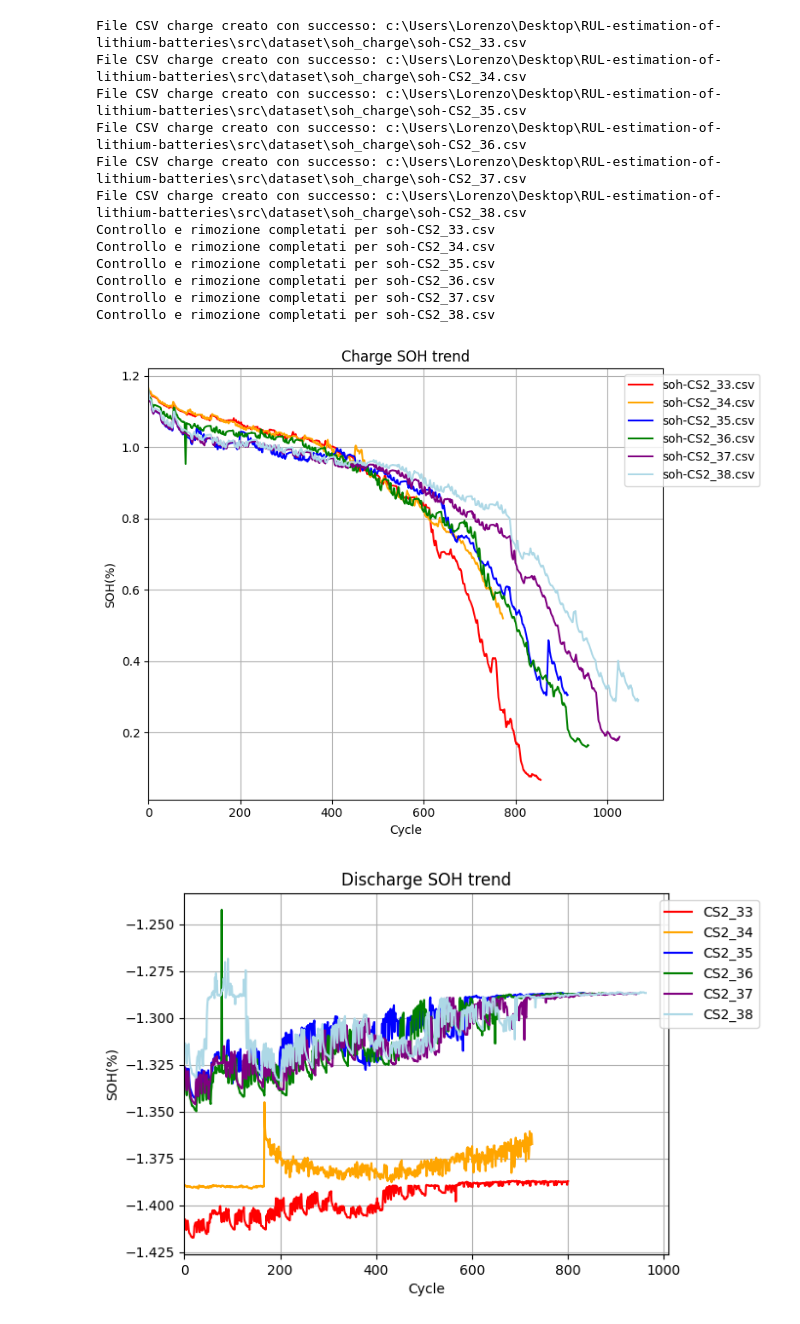
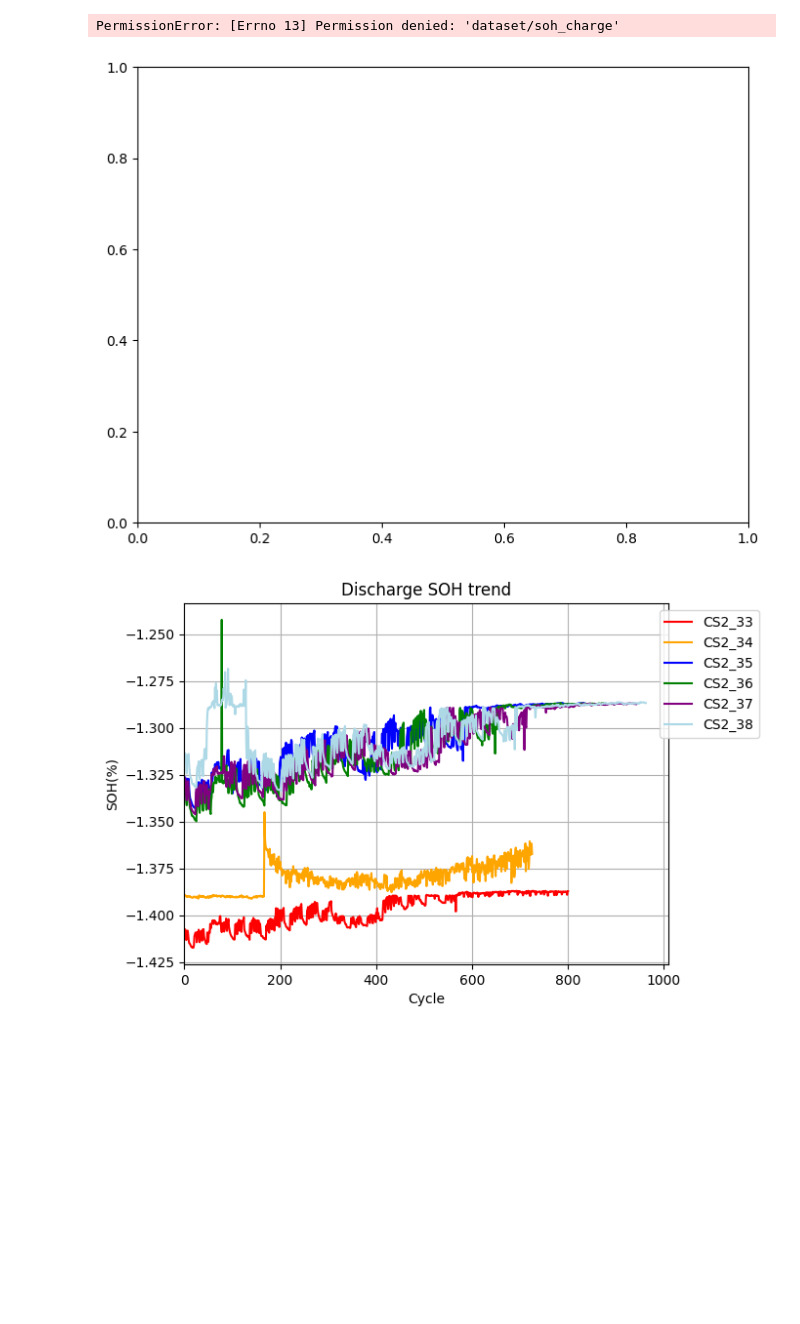
Before and after one commit to LorenzoLongarini/RUL-estimation-of-lithium-batteries, a Jupyter notebook: src/notebook/soh.ipynb, the cells around one changed output. Cells and saved outputs as stored; diff of their text form; code cells hidden in the pictures; blank space fills up the shorter version.

```diff
--- a/src/notebook/soh.ipynb
+++ b/src/notebook/soh.ipynb
@@ -14,10 +11,6 @@ from scipy.integrate import simps
 # %%
-ds_root = 'dataset/cleaned'
+ds_root = 'dataset/'
 # %%
-import os
-import pandas as pd
-import matplotlib.pyplot as plt
-import numpy as np
 
 colors = ['red', 'orange', 'blue', 'green', 'purple', 'lightblue']
 
@@ -27,40 +20,13 @@ plt_charge = plt.subplot(1, 1, 1)
 soh_charge_folder = os.path.abspath(os.path.join(ds_root, '..', 'soh_charge'))
 os.makedirs(soh_charge_folder, exist_ok=True)
 
-def read_charge_file(file_path):
-    df = pd.read_csv(file_path)
-
-    first_step_index_2 = df[df['Step_Index'] == 2].groupby('Cycle_Index').head(1)
-    last_step_index_4 = df[df['Step_Index'] == 4].groupby('Cycle_Index').tail(1)
-
-    cycle_indexes2 = first_step_index_2['Cycle_Index'].index
-
-    first = np.array([df.iloc[i, 6] for i in cycle_indexes2])
-    last = np.array([df.iloc[i, 6] for i in last_step_index_4['Cycle_Index'].index])
-
-    valid_cycles = np.where(np.abs(last - first) > 0.01)[0]
-    filtered_vector = (last - first)[valid_cycles]
-
-    cs2x_part = file_path.split('-')[1].split('.csv')[0]
-
-    output_csv_path = os.path.join(soh_charge_folder, f'soh-{cs2x_part}.csv')
-    corresponding_cycle_indexes = first_step_index_2['Cycle_Index'].iloc[valid_cycles]
-
-    df_output = pd.DataFrame({'SOH': filtered_vector,
-                              'cycle': corresponding_cycle_indexes})
-
-    df_output.to_csv(output_csv_path, index=False)
-    print(f"File CSV charge creato con successo: {output_csv_path}")
-
-    return cs2x_part, df_output
-
 file_names = []
 
 for file_name in os.listdir(ds_root):
     file_path = os.path.join(ds_root, file_name)
 
-    if file_name.startswith('charge'):
-        cs2x_part, df_output = read_charge_file(file_path)
+    if file_name.startswith('soh'):
+        cs2x_part, df_output = pd.read_csv(file_path)
 
         valori_percentuali = (df_output['SOH'] / 1.1) * 100
         color = colors[len(plt_charge.lines) % len(colors)]
@@ -76,46 +42,35 @@ for file_name in file_names:
     file_path = os.path.join(soh_charge_folder, file_name)
 
     df_output = pd.read_csv(file_path)
 
     i = len(df_output['SOH']) - 1
     while i > 0:
         difference = abs(df_output['SOH'].iloc[i] - df_output['SOH'].iloc[i - 1])
         if difference > 0.01:
             df_output = df_output.drop(index=i)
         i -= 1
 
     df_output.to_csv(file_path, index=False)
     print(f"Controllo e rimozione completati per {file_name}")
 
     # valori_percentuali = (df_output['SOH'] / 1.1) * 100
     color = colors[len(plt_charge.lines) % len(colors)]
 
     plt_charge.plot(df_output['SOH'], label=f'{file_name}', linestyle='-', color=color)
 
 plt_charge.set_title('Charge SOH trend')
 plt_charge.set_xlabel('Cycle')
 plt_charge.set_ylabel('SOH(%)')
 
 plt.xlim(left=0)
 plt_charge.grid(True)
 plt_charge.legend(loc='upper right', bbox_to_anchor=(1.2, 1.))
 
 plt.tight_layout()
 plt.show()
 # %% [output]
-File CSV charge creato con successo: c:\Users\Lorenzo\Desktop\RUL-estimation-of-lithium-batteries\src\dataset\soh_charge\soh-CS2_33.csv
-File CSV charge creato con successo: c:\Users\Lorenzo\Desktop\RUL-estimation-of-lithium-batteries\src\dataset\soh_charge\soh-CS2_34.csv
-File CSV charge creato con successo: c:\Users\Lorenzo\Desktop\RUL-estimation-of-lithium-batteries\src\dataset\soh_charge\soh-CS2_35.csv
-File CSV charge creato con successo: c:\Users\Lorenzo\Desktop\RUL-estimation-of-lithium-batteries\src\dataset\soh_charge\soh-CS2_36.csv
-File CSV charge creato con successo: c:\Users\Lorenzo\Desktop\RUL-estimation-of-lithium-batteries\src\dataset\soh_charge\soh-CS2_37.csv
-File CSV charge creato con successo: c:\Users\Lorenzo\Desktop\RUL-estimation-of-lithium-batteries\src\dataset\soh_charge\soh-CS2_38.csv
-Controllo e rimozione completati per soh-CS2_33.csv
-Controllo e rimozione completati per soh-CS2_34.csv
-Controllo e rimozione completati per soh-CS2_35.csv
-Controllo e rimozione completati per soh-CS2_36.csv
-Controllo e rimozione completati per soh-CS2_37.csv
-Controllo e rimozione completati per soh-CS2_38.csv
+PermissionError: [Errno 13] Permission denied: 'dataset/soh_charge'
-[figure, old version]
+[figure, new version]
 # %%
 import os
 import pandas as pd
```
Also changed, not shown: parts of 1 cell of this notebook, 9 other files.
